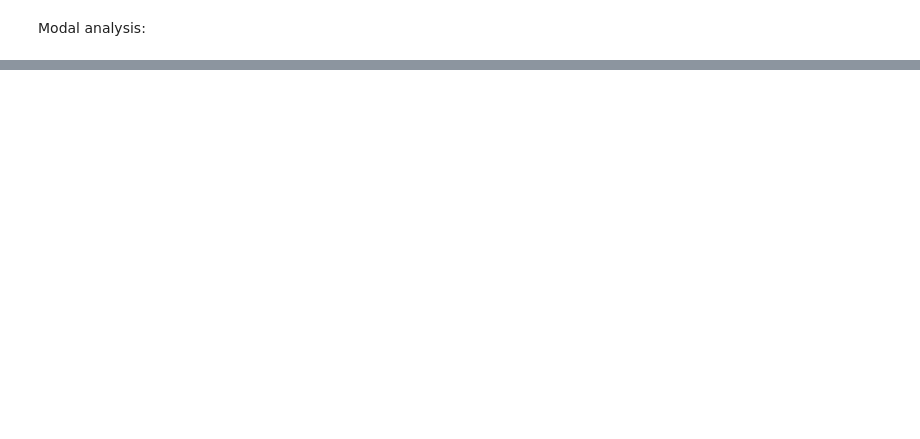
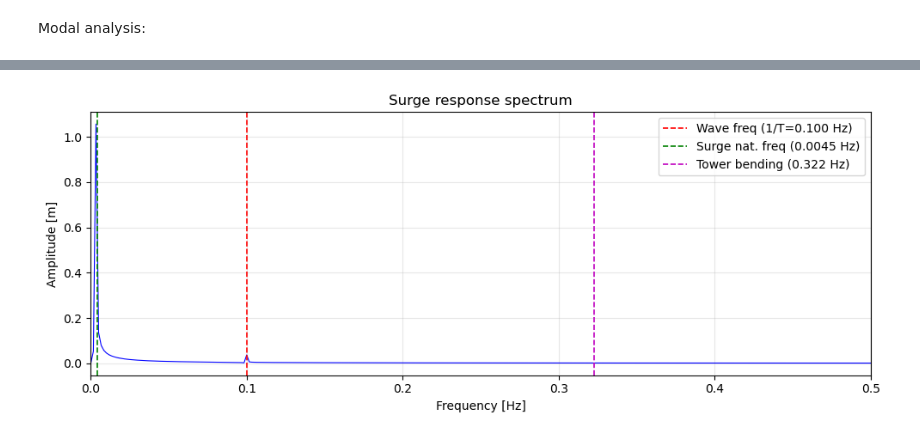
Before and after one commit to carolinaprucha/CIEM4210-Computational-Modelling, a Jupyter notebook: FOWT_FEM.ipynb, the cells around one changed output, grey strips where cells are left out. Saved outputs shown, nothing was run; the diff lists cells and outputs as text; code cells hidden in the pictures; blank space fills up the shorter version.

```diff
--- a/FOWT_FEM.ipynb
+++ b/FOWT_FEM.ipynb
@@ -355,0 +470,15 @@ GM: 27.842876302681738
+# %%
+#rayleigh damping
+
+zeta_r = 0.02
+omega_1 = omega_n[0]
+omega_4 = omega_n[3]
+
+alpha_R = 2*zeta_r *omega_1 * omega_4 / (omega_1 + omega_4)
+beta_R = 2*zeta_r / (omega_1 + omega_4)
+
+C_c = alpha_R * M_c + beta_R * K_c
+
+print(f"Rayleigh alpha  = {alpha_R:.6f}")
+print(f"Rayleigh beta = {beta_R:.6g}")
+print(f"C_c matrix assembled, size:  {C_c.shape}")
@@ -355,0 +571,25 @@ GM: 27.842876302681738
+# %%
+# Frequency spectrum of floater surge
+from numpy.fft import rfft, rfftfreq
+
+# Remove mean before FFT
+surge_ac = u_surge - np.mean(u_surge)
+N        = len(surge_ac)
+freqs_fft = rfftfreq(N, d=dt)
+amp       = np.abs(rfft(surge_ac)) * 2 / N
+
+plt.figure(figsize=(10, 4))
+plt.plot(freqs_fft, amp, 'b', lw=0.8)
+plt.axvline(1/T_wave, color='r', ls='--', lw=1.2, label=f'Wave freq (1/T={1/T_wave:.3f} Hz)')
+plt.axvline(f_n[0],   color='g', ls='--', lw=1.2, label=f'Surge nat. freq ({f_n[0]:.4f} Hz)')
+plt.axvline(f_n[3],   color='m', ls='--', lw=1.2, label=f'Tower bending ({f_n[3]:.3f} Hz)')
+plt.xlabel('Frequency [Hz]')
+plt.ylabel('Amplitude [m]')
+plt.title('Surge response spectrum')
+plt.xlim([0, 0.5])
+plt.legend()
+plt.grid(True, alpha=0.3)
+plt.tight_layout()
+plt.show()
+# %% [output]
+[figure, added]
```
Also changed, not shown: parts of 50 cells of this notebook, 1 other file.
